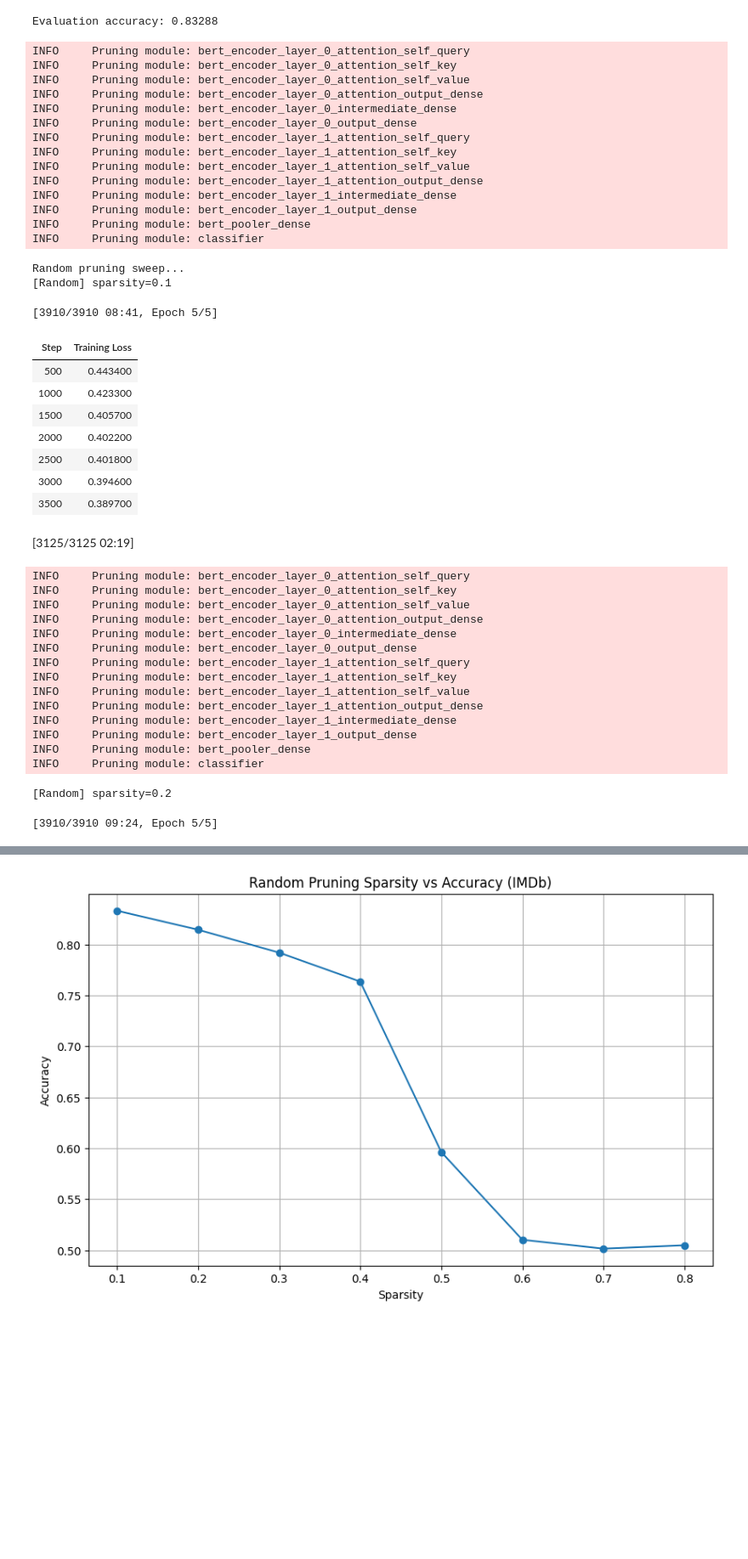
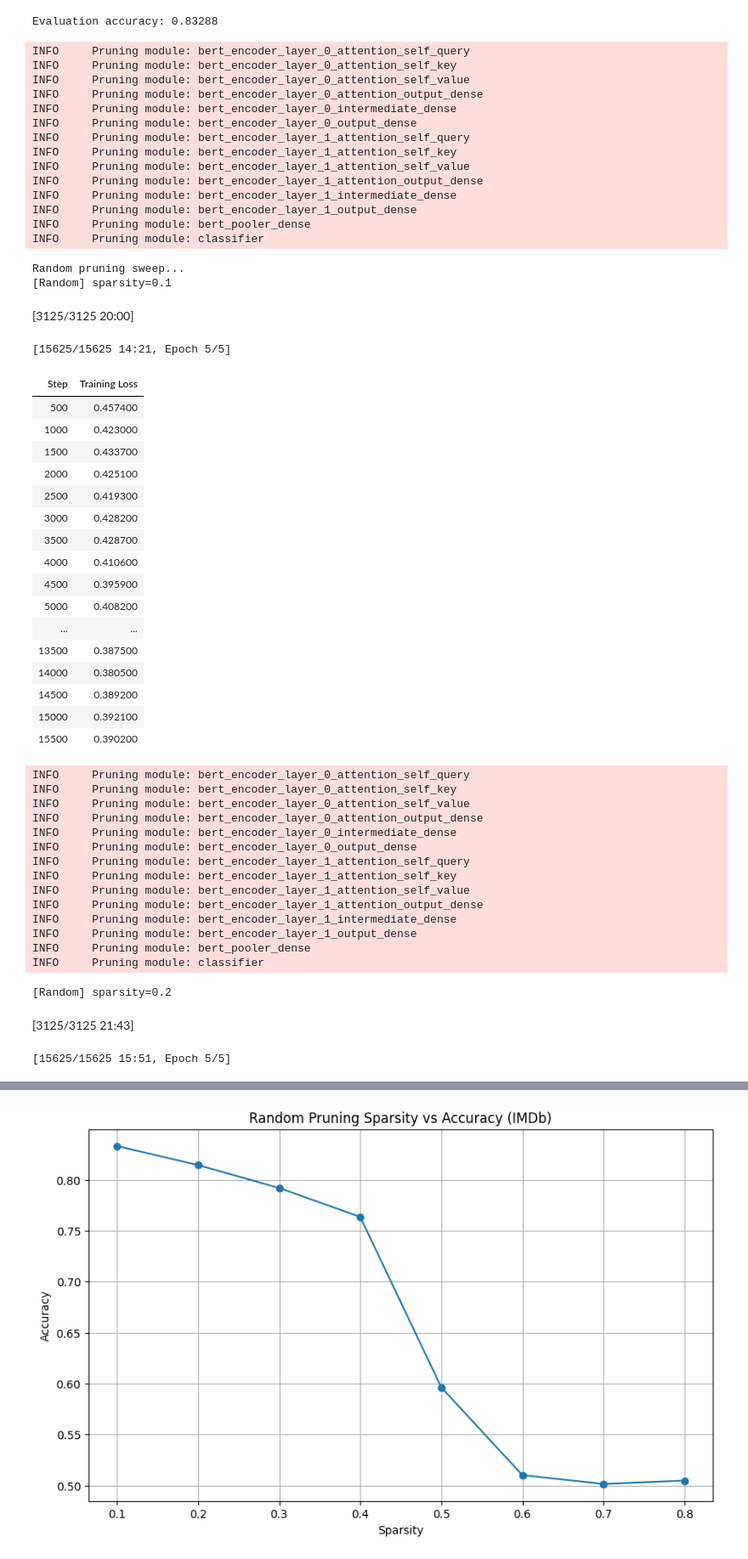
Before and after one commit to rrroooyyywang/mase, a Jupyter notebook: docs/source/modules/documentation/tutorials/tutorial_4_pruning.ipynb, the cells around one changed output, grey strips where cells are left out. Shown at 85% size. Saved outputs shown, nothing was run; the diff lists cells and outputs as text; code cells hidden in the pictures; blank space fills up the shorter version.

```diff
--- a/docs/source/modules/documentation/tutorials/tutorial_4_pruning.ipynb
+++ b/docs/source/modules/documentation/tutorials/tutorial_4_pruning.ipynb
@@ -190,6 +190,7 @@ Evaluation accuracy: 0.83288
 import matplotlib.pyplot as plt
 import torch
 import chop.tools as tools
+
 def pruning_config(sparsity, method="l1-norm", scope="local"):
     return {
         "weight": {
@@ -308,36 +309,45 @@ def sparsity_sweep(batch_size=8, log_path="pruning_results.txt"):
     plt.legend()
     plt.show()
 
-    return sparsity_list, random_accuracies, l1_accuracies
+    return sparsity_list, random_accuracies, l1_accuracies, random_untuned_accuracies, l1_untuned_accuracies
 # %%
-sparsity_list, random_accuracies, l1_accuracies = sparsity_sweep(32)
+sparsity_list, random_accuracies, l1_accuracies, random_untuned_accuracies, l1_untuned_accuracies = sparsity_sweep(8)
 # %% [output]
 INFO     Pruning module: bert_encoder_layer_0_attention_self_query
 INFO     Pruning module: bert_encoder_layer_0_attention_self_key
 INFO     Pruning module: bert_encoder_layer_0_attention_self_value
 INFO     Pruning module: bert_encoder_layer_0_attention_output_dense
 INFO     Pruning module: bert_encoder_layer_0_intermediate_dense
 INFO     Pruning module: bert_encoder_layer_0_output_dense
 INFO     Pruning module: bert_encoder_layer_1_attention_self_query
 INFO     Pruning module: bert_encoder_layer_1_attention_self_key
 INFO     Pruning module: bert_encoder_layer_1_attention_self_value
 INFO     Pruning module: bert_encoder_layer_1_attention_output_dense
 INFO     Pruning module: bert_encoder_layer_1_intermediate_dense
 INFO     Pruning module: bert_encoder_layer_1_output_dense
 INFO     Pruning module: bert_pooler_dense
 INFO     Pruning module: classifier
 Random pruning sweep...
 [Random] sparsity=0.1
+[3125/3125 20:00]
-[3910/3910 08:41, Epoch 5/5]
+[15625/15625 14:21, Epoch 5/5]
 | Step | Training Loss |
-| 500 | 0.443400 |
-| 1000 | 0.423300 |
-| 1500 | 0.405700 |
-| 2000 | 0.402200 |
-| 2500 | 0.401800 |
-| 3000 | 0.394600 |
-| 3500 | 0.389700 |
+| 500 | 0.457400 |
+| 1000 | 0.423000 |
+| 1500 | 0.433700 |
+| 2000 | 0.425100 |
+| 2500 | 0.419300 |
+| 3000 | 0.428200 |
+| 3500 | 0.428700 |
+| 4000 | 0.410600 |
+| 4500 | 0.395900 |
+| 5000 | 0.408200 |
+| ... | ... |
+| 13500 | 0.387500 |
+| 14000 | 0.380500 |
+| 14500 | 0.389200 |
+| 15000 | 0.392100 |
+| 15500 | 0.390200 |
-[3125/3125 02:19]
 INFO     Pruning module: bert_encoder_layer_0_attention_self_query
 INFO     Pruning module: bert_encoder_layer_0_attention_self_key
 INFO     Pruning module: bert_encoder_layer_0_attention_self_value
@@ -353,5 +363,6 @@ INFO     Pruning module: bert_encoder_layer_1_output_dense
 INFO     Pruning module: bert_pooler_dense
 INFO     Pruning module: classifier
 [Random] sparsity=0.2
+[3125/3125 21:43]
-[3910/3910 09:24, Epoch 5/5]
+[15625/15625 15:51, Epoch 5/5]
 | Step | Training Loss |
```
Also changed, not shown: parts of 1 cell of this notebook, 9 other files.
